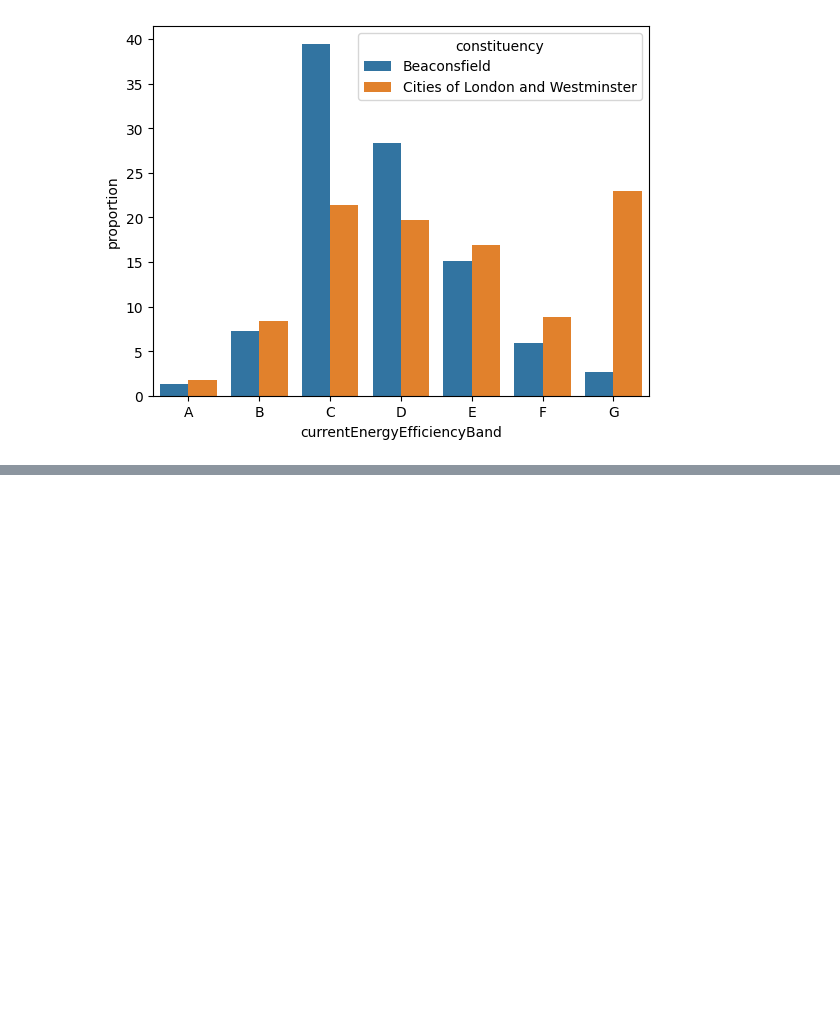
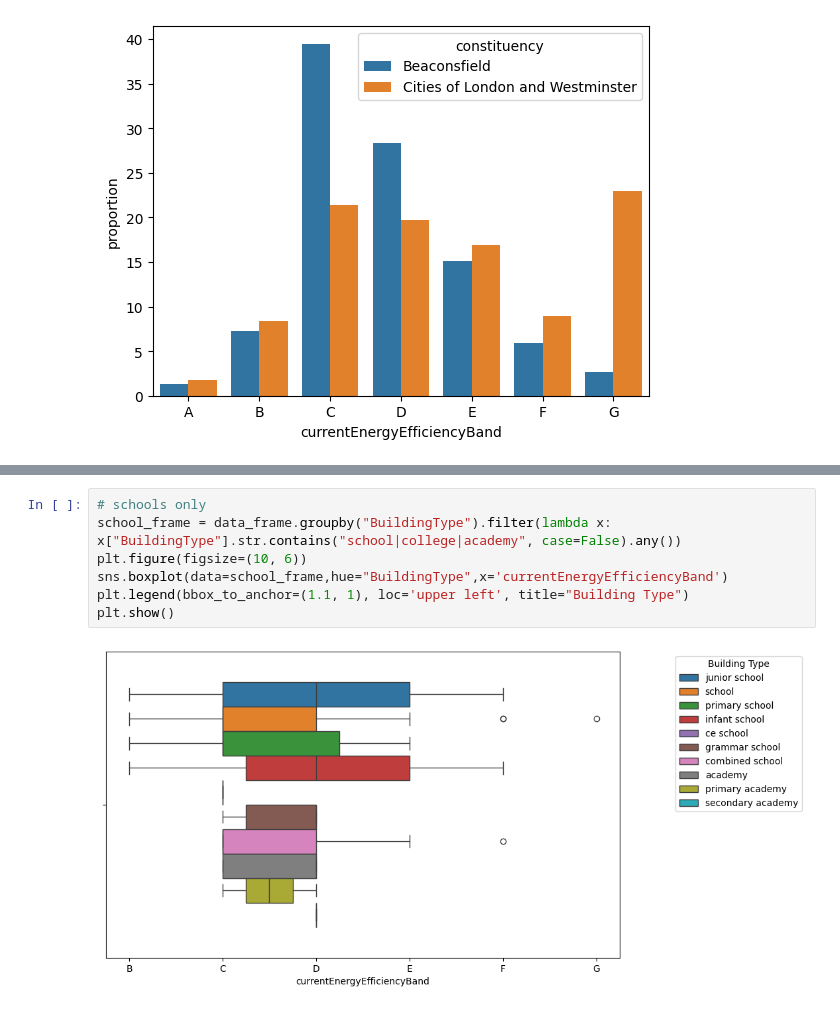
Before and after one commit to WillUniRal/Energy-Ai-consumptions, a Jupyter notebook: setup.ipynb, the cells around one changed output, grey strips where cells are left out. Drawn from its saved outputs; the diff is of its cells as text; blank space fills up the shorter version.

```diff
--- a/setup.ipynb
+++ b/setup.ipynb
@@ -256,0 +297,9 @@ royal mail -> ORG
+# %%
+# schools only
+school_frame = data_frame.groupby("BuildingType").filter(lambda x: x["BuildingType"].str.contains("school|college|academy", case=False).any())
+plt.figure(figsize=(10, 6))
+sns.boxplot(data=school_frame,hue="BuildingType",x='currentEnergyEfficiencyBand')
+plt.legend(bbox_to_anchor=(1.1, 1), loc='upper left', title="Building Type")
+plt.show()
+# %% [output]
+[figure, added]
```
Also changed, not shown: parts of 17 cells of this notebook, 3 other files.
